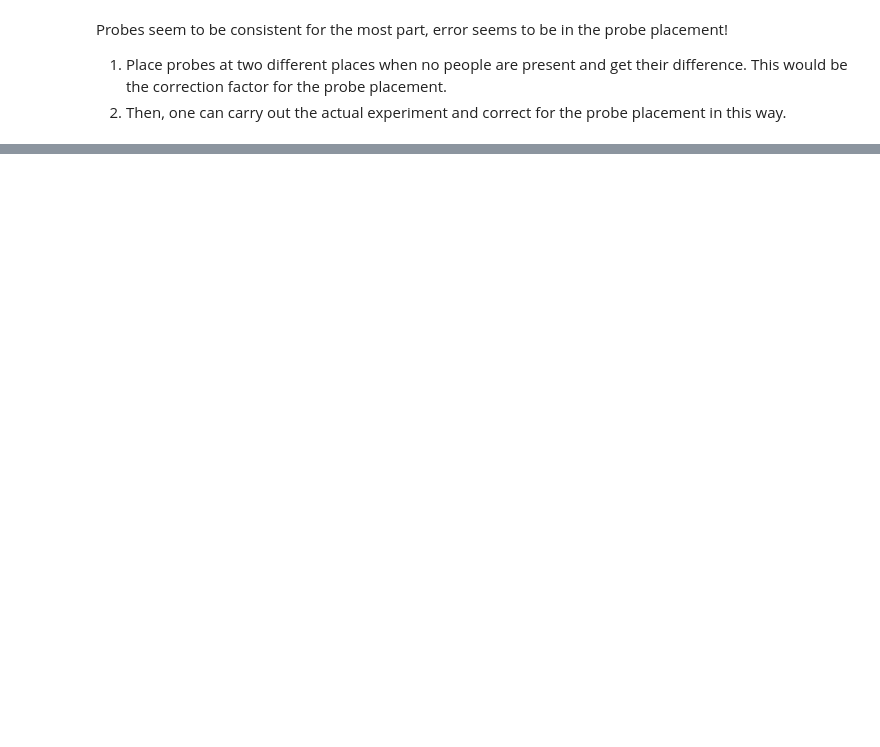
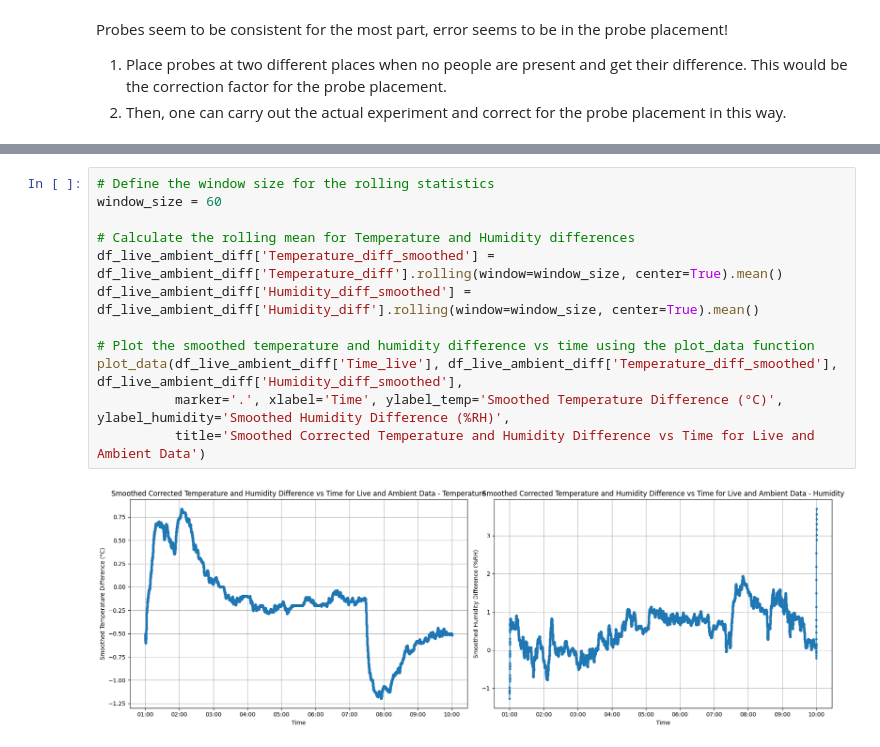
Before and after one commit to ongzzzzzz/poe-data-analysis, a Jupyter notebook: analysis.ipynb, the cells around one changed output, grey strips where cells are left out. Drawn from its saved outputs; the diff is of its cells as text; blank space fills up the shorter version.

```diff
--- a/analysis.ipynb
+++ b/analysis.ipynb
@@ -206,0 +286,14 @@ Probes seem to be consistent for the most part, error seems to be in the probe p
+# %%
+# Define the window size for the rolling statistics
+window_size = 60
+
+# Calculate the rolling mean for Temperature and Humidity differences
+df_live_ambient_diff['Temperature_diff_smoothed'] = df_live_ambient_diff['Temperature_diff'].rolling(window=window_size, center=True).mean()
+df_live_ambient_diff['Humidity_diff_smoothed'] = df_live_ambient_diff['Humidity_diff'].rolling(window=window_size, center=True).mean()
+
+# Plot the smoothed temperature and humidity difference vs time using the plot_data function
+plot_data(df_live_ambient_diff['Time_live'], df_live_ambient_diff['Temperature_diff_smoothed'], df_live_ambient_diff['Humidity_diff_smoothed'],
+          marker='.', xlabel='Time', ylabel_temp='Smoothed Temperature Difference (°C)', ylabel_humidity='Smoothed Humidity Difference (%RH)',
+          title='Smoothed Corrected Temperature and Humidity Difference vs Time for Live and Ambient Data')
+# %% [output]
+[figure, added]
```
Also changed, not shown: parts of 9 cells of this notebook, 8 other files.
